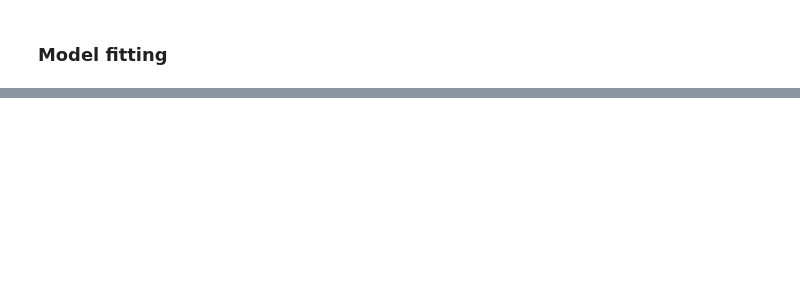
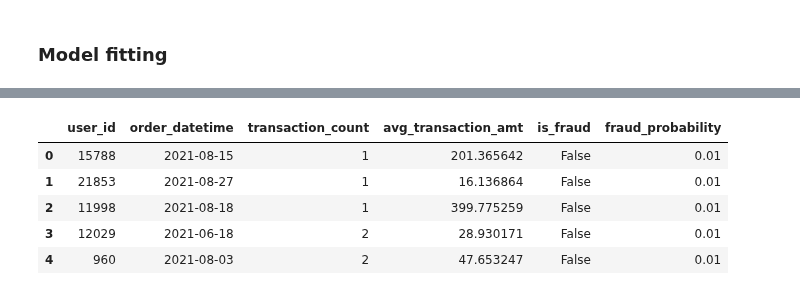
Before and after one commit to MAST30034-Applied-Data-Science/generic-buy-now-pay-later-project-group-5, a Jupyter notebook: notebooks/fraud_regression.ipynb, the cells around one changed output, grey strips where cells are left out. Cells and saved outputs as stored; diff of their text form; code cells hidden in the pictures; blank space fills up the shorter version.

```diff
--- a/notebooks/fraud_regression.ipynb
+++ b/notebooks/fraud_regression.ipynb
@@ -217,0 +198,9 @@ print(cross_val_score(lgr, X, y, cv=3))
+# %%
+consumer_resampled.head()
+# %% [output]
+|  | user_id | order_datetime | transaction_count | avg_transaction_amt | is_fraud | fraud_probability |
+| 0 | 15788 | 2021-08-15 | 1 | 201.365642 | False | 0.01 |
+| 1 | 21853 | 2021-08-27 | 1 | 16.136864 | False | 0.01 |
+| 2 | 11998 | 2021-08-18 | 1 | 399.775259 | False | 0.01 |
+| 3 | 12029 | 2021-06-18 | 2 | 28.930171 | False | 0.01 |
+| 4 | 960 | 2021-08-03 | 2 | 47.653247 | False | 0.01 |
```
Also changed, not shown: parts of 41 cells of this notebook.
